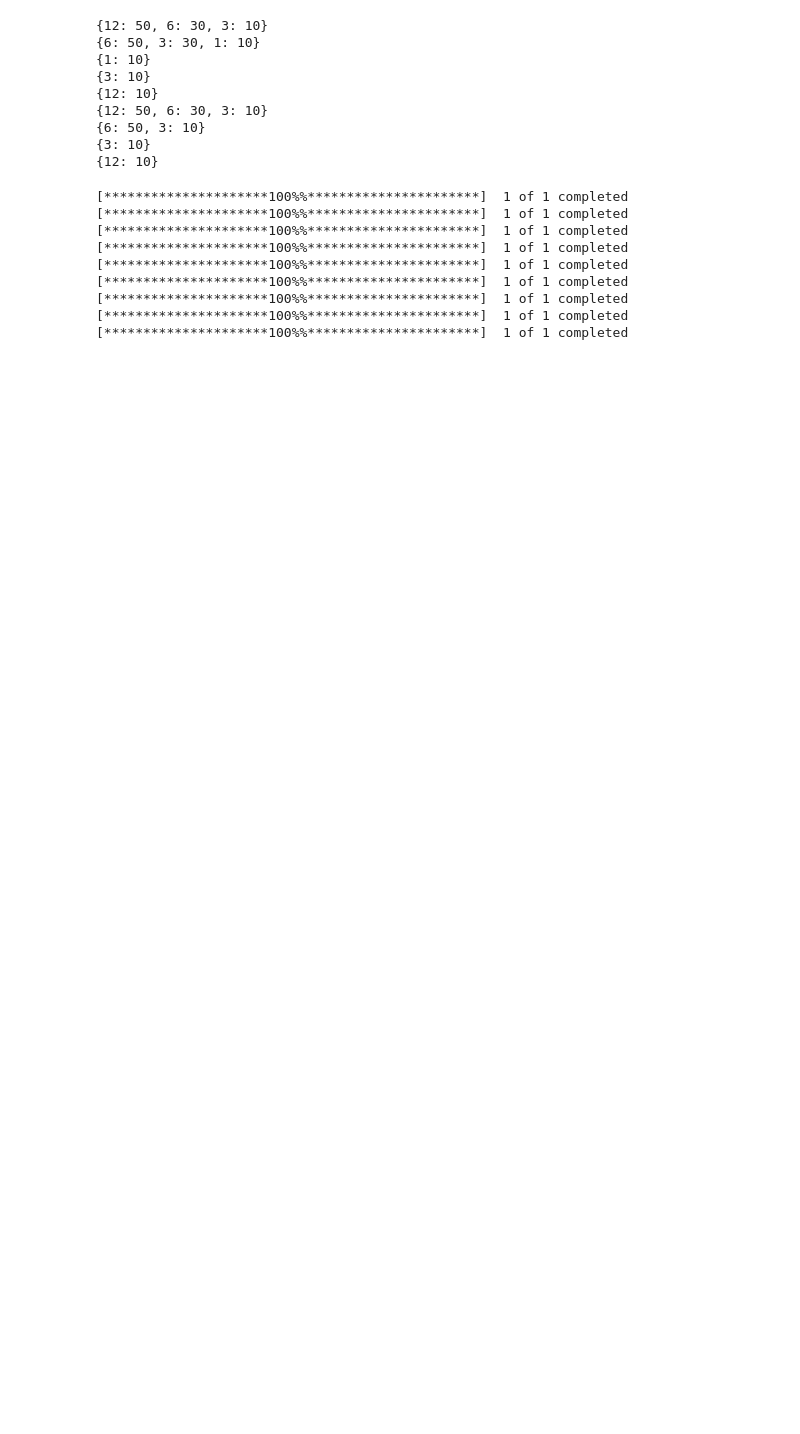
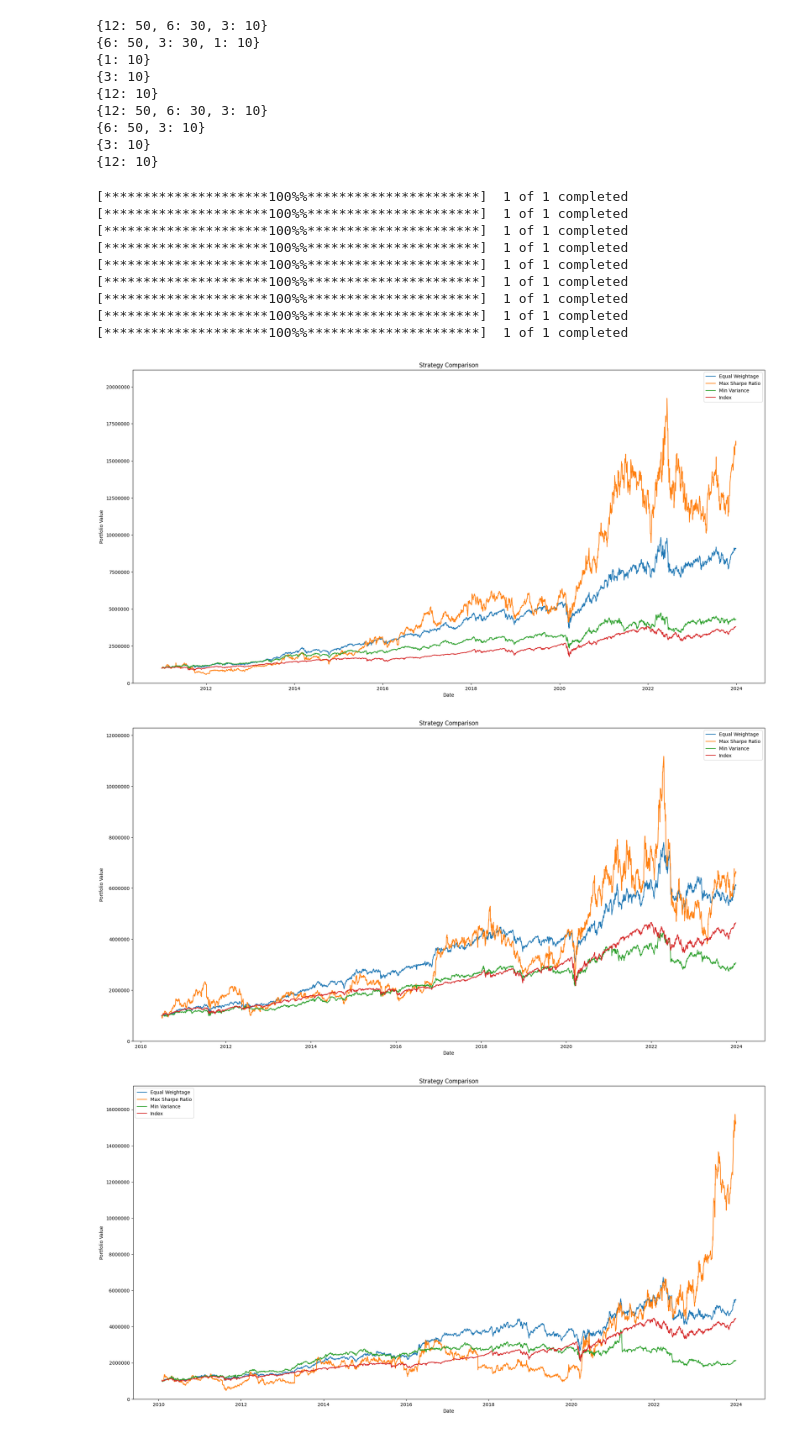
Before and after one commit to SamanvayMS/Momentum_Strategies, a Jupyter notebook: Momentum_Long_Term/momentum_strategy.ipynb, the cells around one changed output. Cells and saved outputs as stored; diff of their text form; code cells hidden in the pictures; blank space fills up the shorter version.

Commit message:
added multiple graphs

```diff
--- a/Momentum_Long_Term/momentum_strategy.ipynb
+++ b/Momentum_Long_Term/momentum_strategy.ipynb
@@ -62,3 +60,10 @@ quarterly_rebalanced_analytics = [Analytics(strategy) for strategy in quarterly_
 [*********************100%%**********************]  1 of 1 completed
 [*********************100%%**********************]  1 of 1 completed
 [*********************100%%**********************]  1 of 1 completed
+# %%
+for an in monthly_rebalanced_analytics:
+    an.plot_strategy_comparison()
+# %% [output]
+[figure, added]
+[figure, added]
+[figure, added]
```
Also changed, not shown: parts of 6 cells of this notebook, 2 other files.
